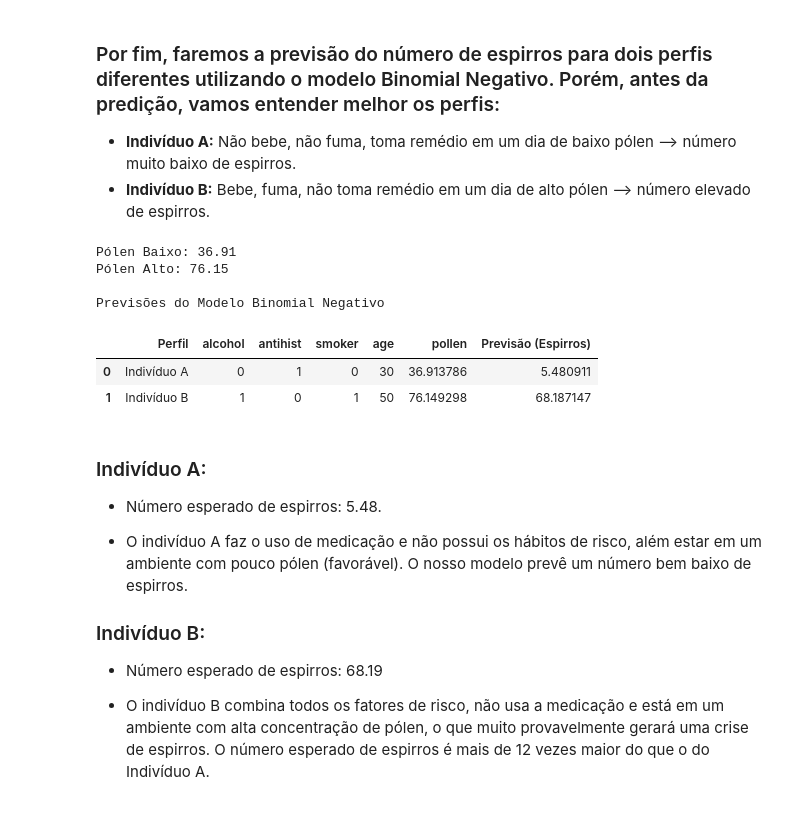
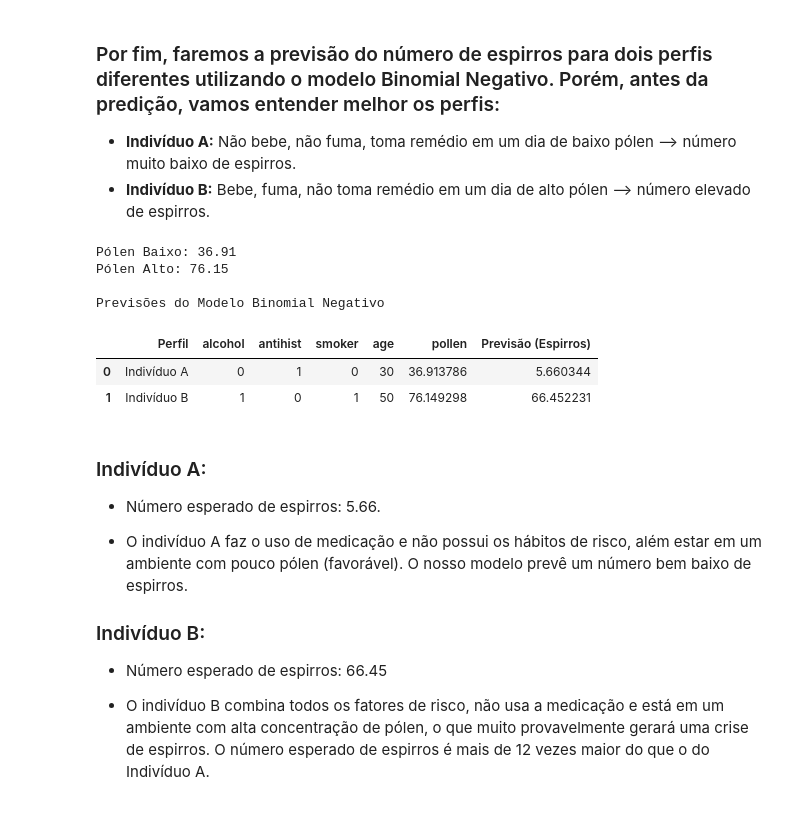
Before and after one commit to EnricoMartimZ/SME0823, a Jupyter notebook: SME0823_Avaliacao2.ipynb, the cells around one changed output. Drawn from its saved outputs; the diff is of its cells as text; code cells hidden in the pictures.

Commit message:
Correção do modelo usado na 7

```diff
--- a/SME0823_Avaliacao2.ipynb
+++ b/SME0823_Avaliacao2.ipynb
@@ -787,45 +787,45 @@ Exemplo de Previsões
 # Valor baixo --> primeiro quartil
 # Valor alto --> terceiro quartil
 pollen_baixo = df['pollen'].quantile(0.25)
 pollen_alto = df['pollen'].quantile(0.75)
 
 print(f"Pólen Baixo: {pollen_baixo:.2f}")
 print(f"Pólen Alto: {pollen_alto:.2f}")
 
 # Criamos um dataframe com os perfis A e B
 perfis = pd.DataFrame({
     'Perfil': ['Indivíduo A', 'Indivíduo B'],
     'alcohol': [0, 1],
     'antihist': [1, 0],
     'smoker': [0, 1],
     'age': [30, 50],
     'pollen': [pollen_baixo, pollen_alto]
 })
 
 # Geramos as previsões do número esperado de espirros com o modelo Binomial Negativo ajustado anteriormente
-previsoes = ajuste_nb.predict(perfis)
+previsoes = model_nb_train.predict(perfis)
 
 perfis['Previsão (Espirros)'] = previsoes
 
 print("\nPrevisões do Modelo Binomial Negativo")
 display(perfis)
 # %% [output]
 Pólen Baixo: 36.91
 Pólen Alto: 76.15
 
 Previsões do Modelo Binomial Negativo
 |  | Perfil | alcohol | antihist | smoker | age | pollen | Previsão (Espirros) |
-| 0 | Indivíduo A | 0 | 1 | 0 | 30 | 36.913786 | 5.480911 |
-| 1 | Indivíduo B | 1 | 0 | 1 | 50 | 76.149298 | 68.187147 |
+| 0 | Indivíduo A | 0 | 1 | 0 | 30 | 36.913786 | 5.660344 |
+| 1 | Indivíduo B | 1 | 0 | 1 | 50 | 76.149298 | 66.452231 |
 # %% [markdown]
 ### Indivíduo A:
 
-* Número esperado de espirros: 5.48.
+* Número esperado de espirros: 5.66.
 
 *  O indivíduo A faz o uso de medicação e não possui os hábitos de risco, além estar em um ambiente com pouco pólen (favorável). O nosso modelo prevê um número bem baixo de espirros.
 
 ### Indivíduo B:
 
-* Número esperado de espirros: 68.19
+* Número esperado de espirros: 66.45
 
 * O indivíduo B combina todos os fatores de risco, não usa a medicação e está em um ambiente com alta concentração de pólen, o que muito provavelmente gerará uma crise de espirros. O número esperado de espirros é mais de 12 vezes maior do que o do Indivíduo A.
```
Also changed, not shown: parts of 2 cells of this notebook.
